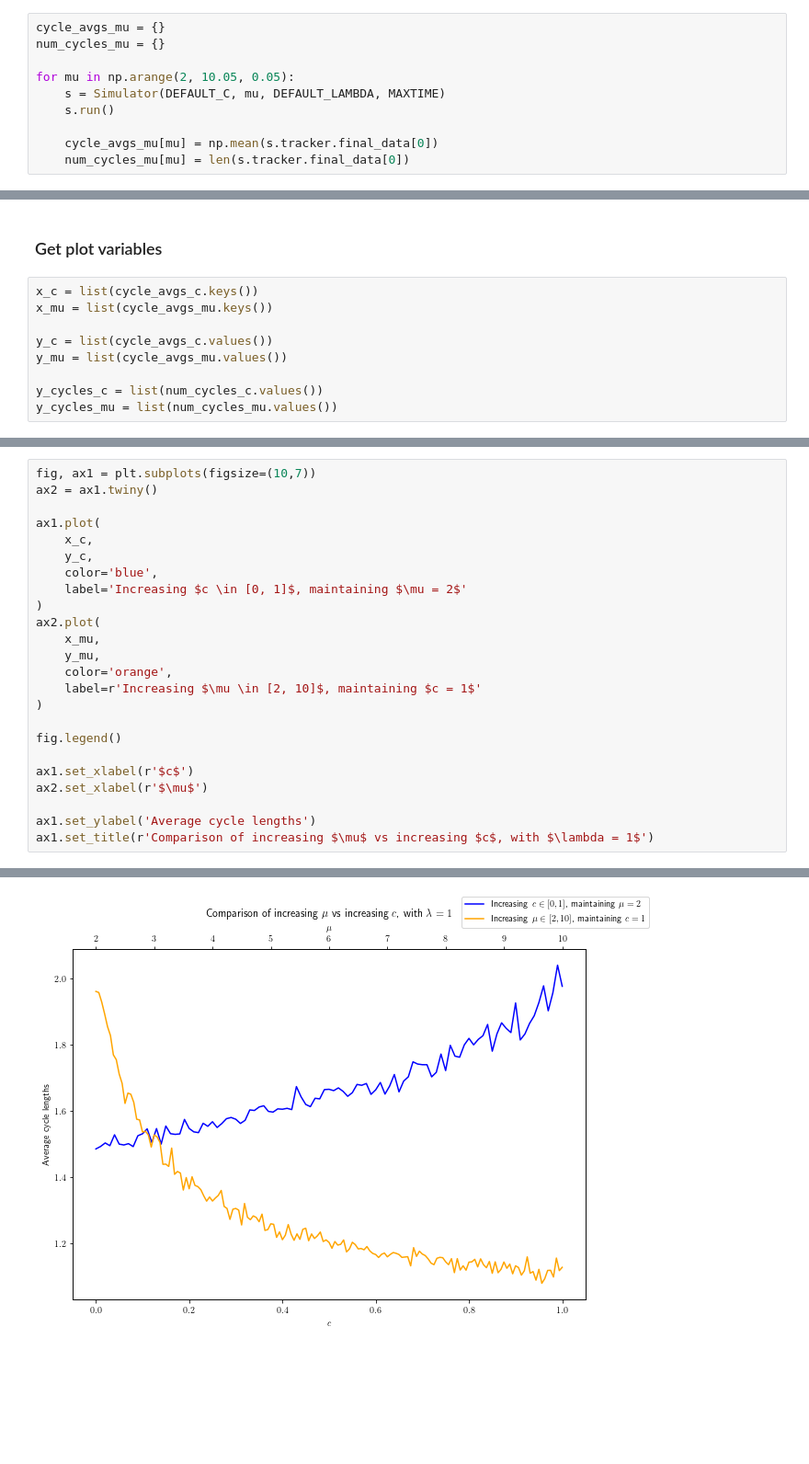
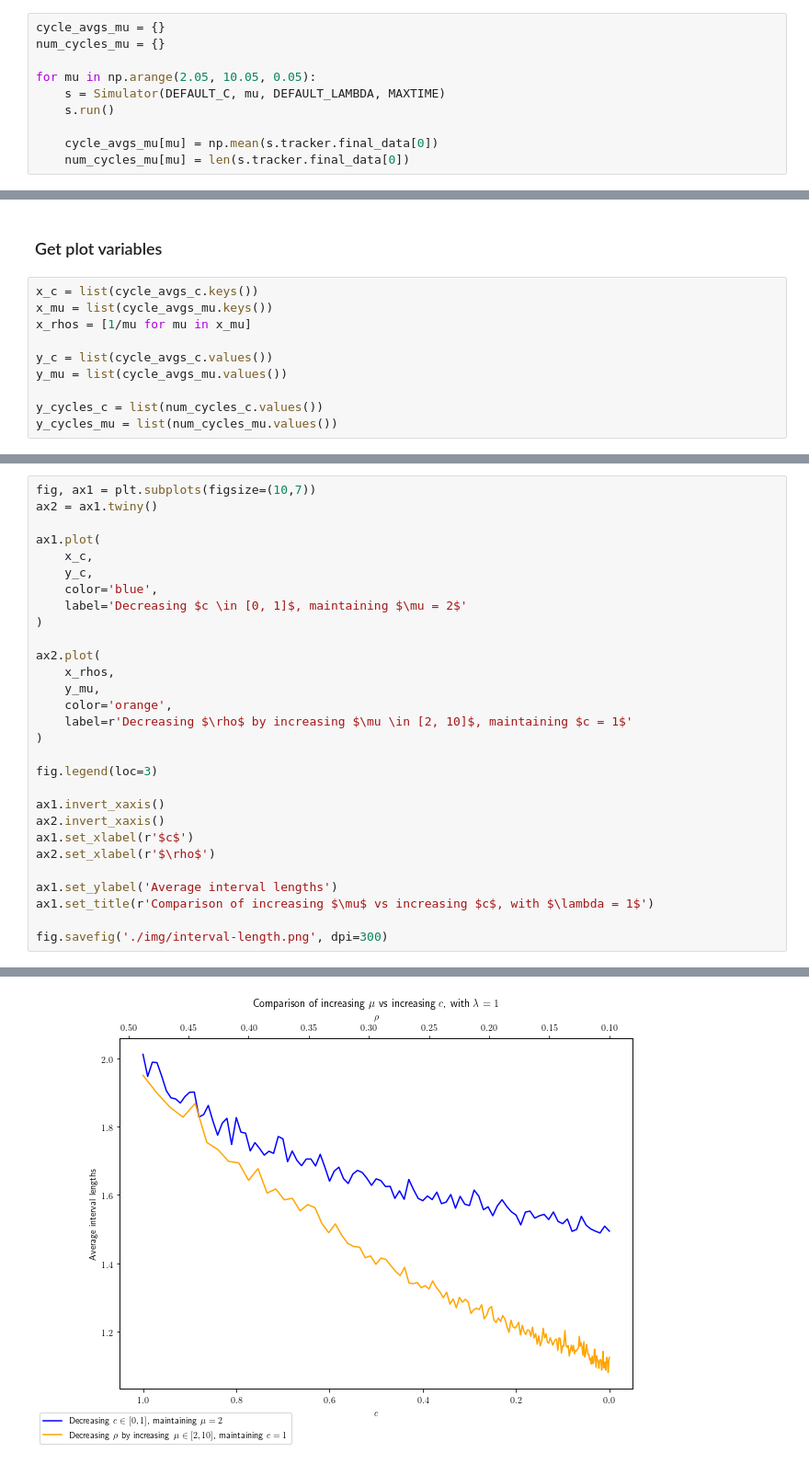
Before and after one commit to Yustynn/atsm-drinks-stall-simulator, a Jupyter notebook: Simulator.ipynb, the cells around one changed output, grey strips where cells are left out. Shown at 92% size. Saved outputs shown, nothing was run; the diff lists cells and outputs as text; blank space fills up the shorter version.

Commit message:
Save images, change from mu to rho in graphs, graph for c

```diff
--- a/Simulator.ipynb
+++ b/Simulator.ipynb
@@ -224,7 +227,7 @@ class Simulator:
 cycle_avgs_mu = {}
 num_cycles_mu = {}
 
-for mu in np.arange(2, 10.05, 0.05):
+for mu in np.arange(2.05, 10.05, 0.05):
     s = Simulator(DEFAULT_C, mu, DEFAULT_LAMBDA, MAXTIME)
     s.run()
 
@@ -247,6 +250,7 @@ for c in np.arange(0, 1.01, 0.01):
 # %%
 x_c = list(cycle_avgs_c.keys())
 x_mu = list(cycle_avgs_mu.keys())
+x_rhos = [1/mu for mu in x_mu]
 
 y_c = list(cycle_avgs_c.values())
 y_mu = list(cycle_avgs_mu.values())
@@ -263,20 +267,25 @@ ax1.plot(
     x_c,
     y_c,
     color='blue',
-    label='Increasing $c \in [0, 1]$, maintaining $\mu = 2$'
+    label='Decreasing $c \in [0, 1]$, maintaining $\mu = 2$'
 )
+
 ax2.plot(
-    x_mu,
+    x_rhos,
     y_mu,
     color='orange',
-    label=r'Increasing $\mu \in [2, 10]$, maintaining $c = 1$'
+    label=r'Decreasing $\rho$ by increasing $\mu \in [2, 10]$, maintaining $c = 1$'
 )
 
-fig.legend()
+fig.legend(loc=3)
 
+ax1.invert_xaxis()
+ax2.invert_xaxis()
 ax1.set_xlabel(r'$c$')
-ax2.set_xlabel(r'$\mu$')
+ax2.set_xlabel(r'$\rho$')
 
-ax1.set_ylabel('Average cycle lengths')
+ax1.set_ylabel('Average interval lengths')
 ax1.set_title(r'Comparison of increasing $\mu$ vs increasing $c$, with $\lambda = 1$')
+
+fig.savefig('./img/interval-length.png', dpi=300)
 # %% [output]
@@ -284,2 +292,2 @@ Text(0.5, 1.0, 'Comparison of increasing $\\mu$ vs increasing $c$, with $\\lambd
-[figure, old version]
+[figure, new version]
 # %% [markdown]
```
Also changed, not shown: parts of 7 cells of this notebook, 4 other files.
